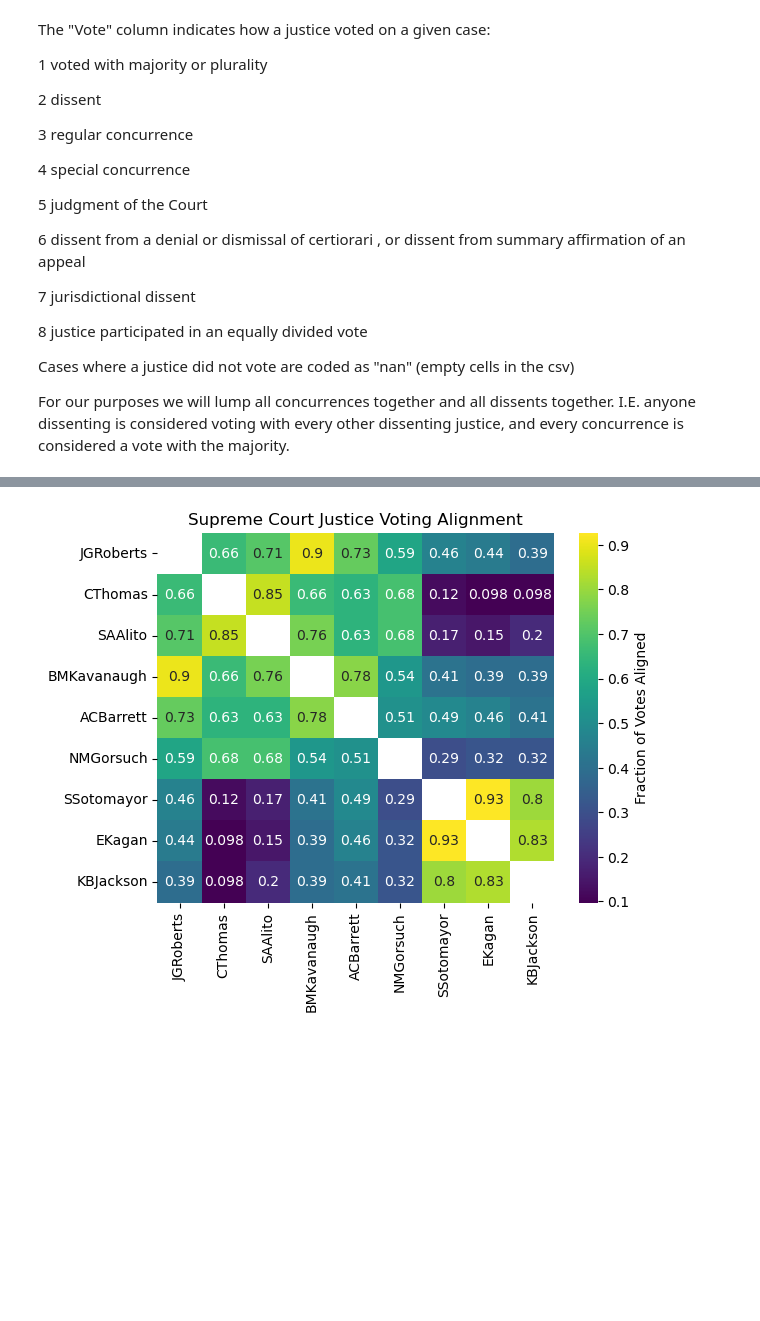
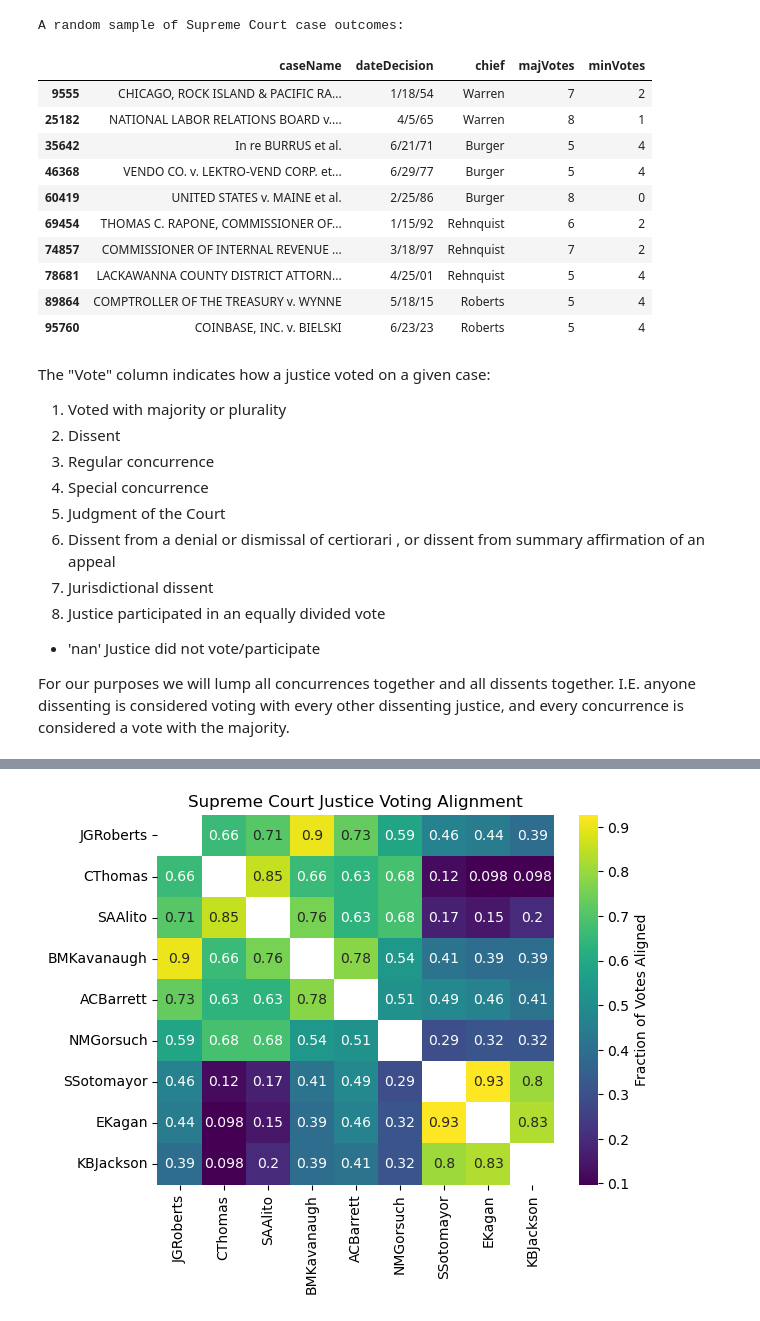
Before and after one commit to ghpetty/sc_datavis, a Jupyter notebook: SupremeCourtNetwork.ipynb, the cells around one changed output, grey strips where cells are left out. Cells and saved outputs as stored; diff of their text form; code cells hidden in the pictures; blank space fills up the shorter version.

```diff
--- a/SupremeCourtNetwork.ipynb
+++ b/SupremeCourtNetwork.ipynb
@@ -27,22 +14,34 @@ df.head()
+# %%
+# Data is stored in same path as this script:
+scriptPath = path.Path(os.path.realpath('SupremeCourtNetwork.ipynb'))
+datapath = path.Path(scriptPath.parent , 'SCDB_2024_01_justiceCentered_Docket.csv')
+df = pd.read_csv(path.Path(datapath))
+print('A random sample of Supreme Court case outcomes:')
+df.loc[:,['caseName','dateDecision','chief','majVotes','minVotes']].sample(10,random_state=42).sort_index()
+# %% [output]
+A random sample of Supreme Court case outcomes:
+|  | caseName | dateDecision | chief | majVotes | minVotes |
+| 9555 | CHICAGO, ROCK ISLAND & PACIFIC RA... | 1/18/54 | Warren | 7 | 2 |
+| 25182 | NATIONAL LABOR RELATIONS BOARD v.... | 4/5/65 | Warren | 8 | 1 |
+| 35642 | In re BURRUS et al. | 6/21/71 | Burger | 5 | 4 |
+| 46368 | VENDO CO. v. LEKTRO-VEND CORP. et... | 6/29/77 | Burger | 5 | 4 |
+| 60419 | UNITED STATES v. MAINE et al. | 2/25/86 | Burger | 8 | 0 |
+| 69454 | THOMAS C. RAPONE, COMMISSIONER OF... | 1/15/92 | Rehnquist | 6 | 2 |
+| 74857 | COMMISSIONER OF INTERNAL REVENUE ... | 3/18/97 | Rehnquist | 7 | 2 |
+| 78681 | LACKAWANNA COUNTY DISTRICT ATTORN... | 4/25/01 | Rehnquist | 5 | 4 |
+| 89864 | COMPTROLLER OF THE TREASURY v. WYNNE | 5/18/15 | Roberts | 5 | 4 |
+| 95760 | COINBASE, INC. v. BIELSKI | 6/23/23 | Roberts | 5 | 4 |
 # %% [markdown]
 The "Vote" column indicates how a justice voted on a given case:
 
-1	voted with majority or plurality
-
-2	dissent
-
-3	regular concurrence
-
-4	special concurrence
-
-5	judgment of the Court
-
-6	dissent from a denial or dismissal of certiorari , or dissent from summary affirmation of an appeal
-
-7	jurisdictional dissent
-
-8	justice participated in an equally divided vote
-
-Cases where a justice did not vote are coded as "nan" (empty cells in the csv)
+1.	Voted with majority or plurality
+2.	Dissent
+3.	Regular concurrence
+4.	Special concurrence
+5.	Judgment of the Court
+6.	Dissent from a denial or dismissal of certiorari , or dissent from summary affirmation of an appeal
+7.	Jurisdictional dissent
+8.	Justice participated in an equally divided vote
+- 'nan' Justice did not vote/participate
 
 For our purposes we will lump all concurrences together and all dissents together. I.E. anyone dissenting is considered voting with every other dissenting justice, and every concurrence is considered a vote with the majority.
```
Also changed, not shown: parts of 18 cells of this notebook.
